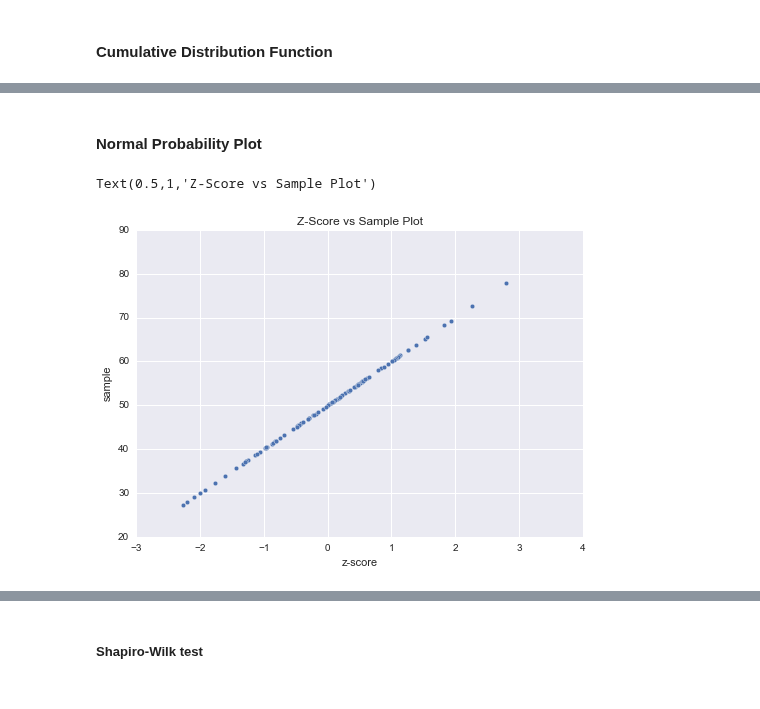
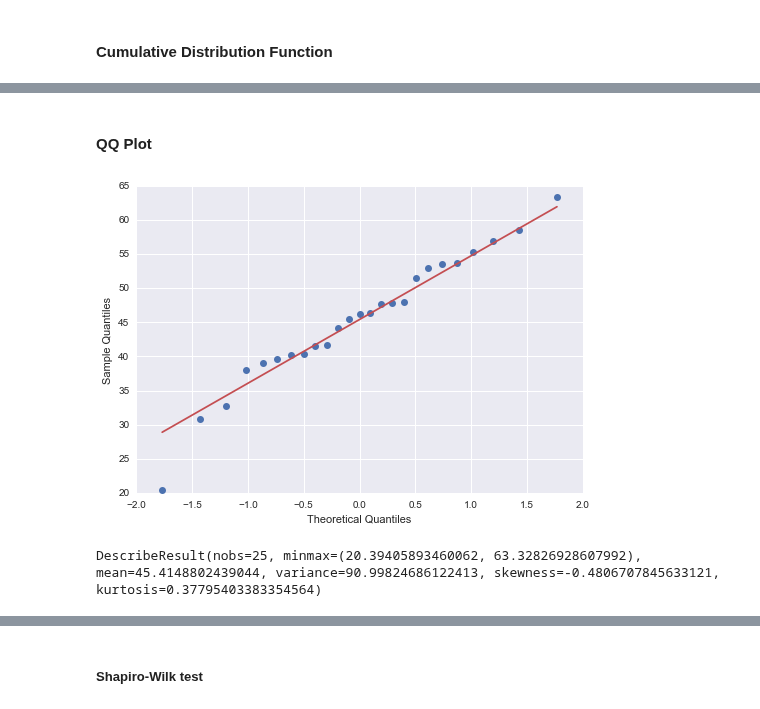
Before and after one commit to mayankkaizen/jupyter-notebooks, a Jupyter notebook: ML and DS/ML- Stats and Probability.ipynb, the cells around one changed output, grey strips where cells are left out. Saved outputs shown, nothing was run; the diff lists cells and outputs as text; code cells hidden in the pictures.

```diff
--- a/ML and DS/ML- Stats and Probability.ipynb
+++ b/ML and DS/ML- Stats and Probability.ipynb
@@ -665,13 +695,11 @@ plt.scatter(s, norm.cdf(s,50,10))
 # %% [markdown]
-#### Normal Probability Plot
+#### QQ Plot
-# %%
-for i in s:
-    z = (i-50)/10
-    plt.scatter(z,i)
-
-plt.xlabel('z-score')
-plt.ylabel('sample')
-plt.title('Z-Score vs Sample Plot')
-# %% [output]
-Text(0.5,1,'Z-Score vs Sample Plot')
-[figure, removed]
+# %%
+from statsmodels.graphics.gofplots import qqplot
+qqplot(s, line = 's');
+# %% [output]
+[figure, added]
+# %%
+stats.describe(s)
+# %% [output]
+DescribeResult(nobs=25, minmax=(20.39405893460062, 63.32826928607992), mean=45.4148802439044, variance=90.99824686122413, skewness=-0.4806707845633121, kurtosis=0.37795403383354564)
```
Also changed, not shown: parts of 33 cells of this notebook, 11 other files.
